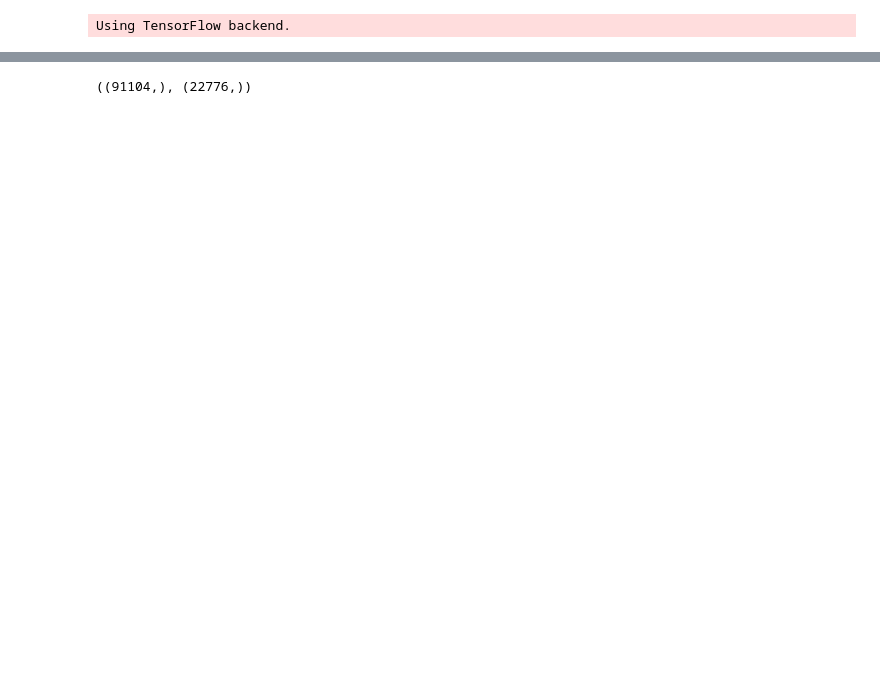
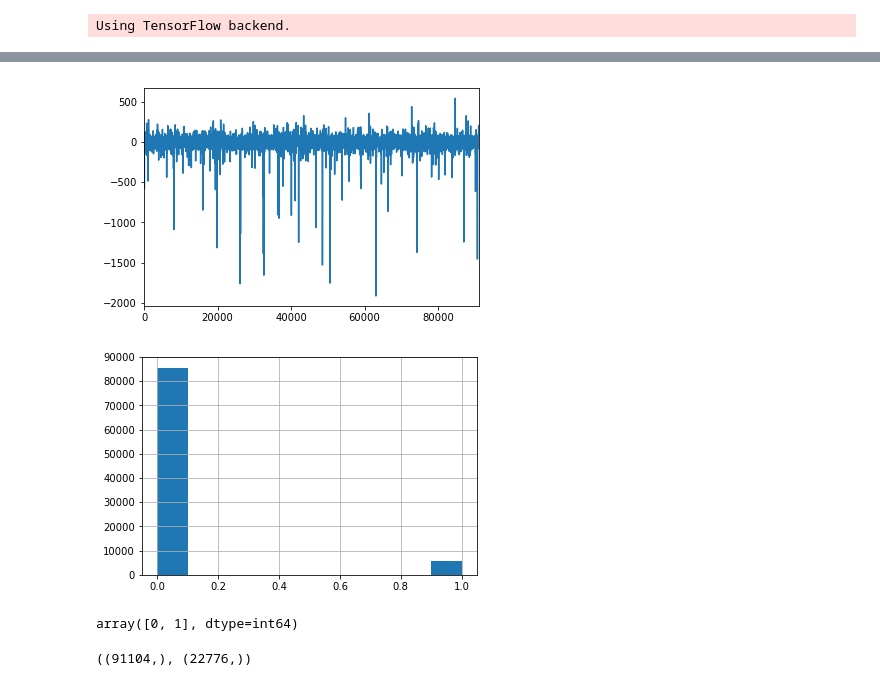
Before and after one commit to kpernyer/breakk, a Jupyter notebook: code/MXNet LSTM Symbol api-with for loop.ipynb, the cells around one changed output, grey strips where cells are left out. Saved outputs shown, nothing was run; the diff lists cells and outputs as text; code cells hidden in the pictures; blank space fills up the shorter version.

```diff
--- a/code/MXNet LSTM Symbol api-with for loop.ipynb
+++ b/code/MXNet LSTM Symbol api-with for loop.ipynb
@@ -22,5 +23,10 @@ Using TensorFlow backend.
 # %%
 train = load_data(file='all_training_400_minisensor_1.csv')
 test = load_data(file='all_test_400_minisensor.csv')
-xtrain, ytrain, xtest, ytest = prepare_data(train, test, binary_class=True)
+xtrain, ytrain = get_xy(train)
+xtest, ytest = get_xy(test)
+ytrain = binarize_y(ytrain, arg_list=[1])
+print(ytrain.unique())
+ytest = binarize_y(ytest, arg_list=[1])
+
 xtrain_sc, xtest_sc = scale_data(xtrain, xtest)
@@ -27,3 +55,15 @@ xtrain_sc, xtest_sc = scale_data(xtrain, xtest)
+# %%
+xtrain[xtrain.columns[0]].plot()
+plt.show()
+ytrain.hist()
+plt.show()
+# %% [output]
+[figure, added]
+[figure, added]
+# %%
+ytrain.unique()
+# %% [output]
+array([0, 1], dtype=int64)
 # %%
 (ytrain.shape, ytest.shape)
 # %% [output]
```
Also changed, not shown: parts of 10 cells of this notebook, 5 other files.
